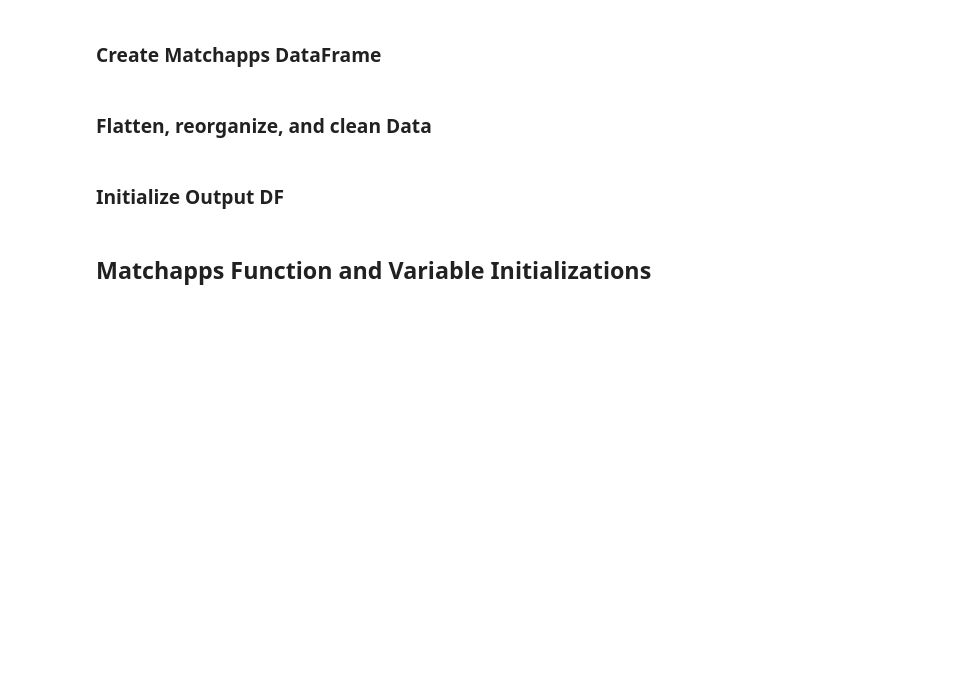
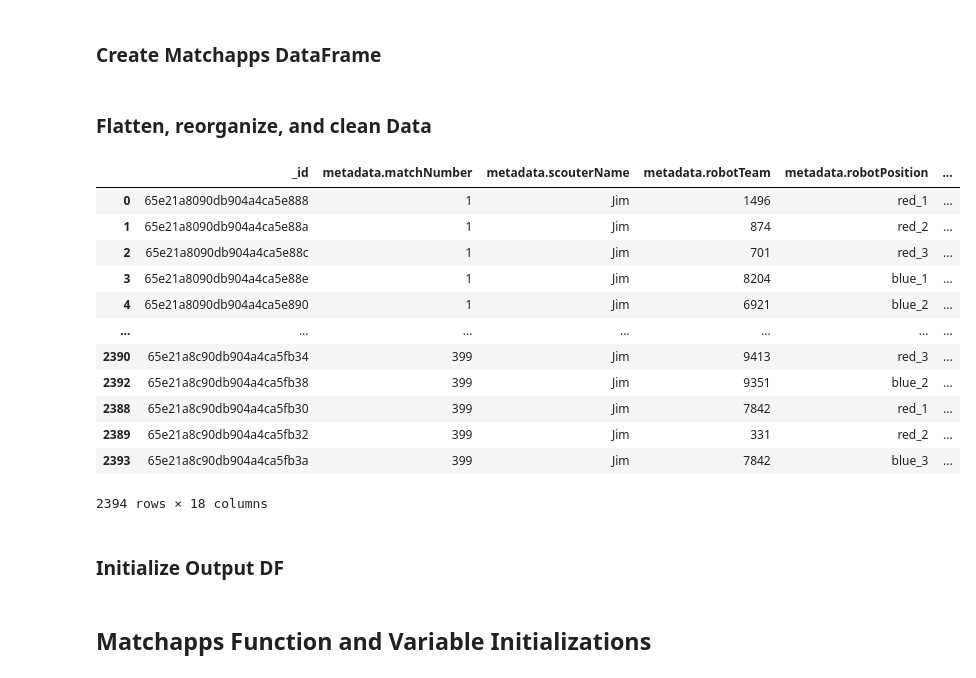
Before and after one commit to 4201VitruvianBots/scouting-app-2024, a Jupyter notebook: data-analysis/dataAnalysis.ipynb, the cells around one changed output. Cells and saved outputs as stored; diff of their text form; code cells hidden in the pictures; blank space fills up the shorter version.

```diff
--- a/data-analysis/dataAnalysis.ipynb
+++ b/data-analysis/dataAnalysis.ipynb
@@ -46,35 +18,50 @@ match_range
 ### Create Matchapps DataFrame
 # %%
 matchapps_collection = db["matchapps"]
-matchapps_df = pd.matchapps_collection.find()
+matchapps_df = matchapps_collection.find()
 # %% [markdown]
 ### Flatten, reorganize, and clean Data
 # %%
 matchapps_df = pd.json_normalize(matchapps_df)
 
 matchapps_column_order = [
     "_id",
     "metadata.matchNumber",
     "metadata.scouterName",
     "metadata.robotTeam",
     "metadata.robotPosition",
     "leftStartingZone",
     "climb",
     "trapNotes",
     "autoNotes.near",
     "autoNotes.mid",
     "autoNotes.far",
     "autoNotes.amp",
     "autoNotes.miss",
     "teleNotes.near",
     "teleNotes.mid",
     "teleNotes.far",
     "teleNotes.amp",
     "teleNotes.miss"
 ]
 
 matchapps_df = matchapps_df[matchapps_column_order]
 matchapps_df.sort_values("metadata.matchNumber", inplace=True)
+matchapps_df
+# %% [output]
+|  | _id | metadata.matchNumber | metadata.scouterName | metadata.robotTeam | metadata.robotPosition | ... |
+| 0 | 65e21a8090db904a4ca5e888 | 1 | Jim | 1496 | red_1 | ... |
+| 1 | 65e21a8090db904a4ca5e88a | 1 | Jim | 874 | red_2 | ... |
+| 2 | 65e21a8090db904a4ca5e88c | 1 | Jim | 701 | red_3 | ... |
+| 3 | 65e21a8090db904a4ca5e88e | 1 | Jim | 8204 | blue_1 | ... |
+| 4 | 65e21a8090db904a4ca5e890 | 1 | Jim | 6921 | blue_2 | ... |
+| ... | ... | ... | ... | ... | ... | ... |
+| 2390 | 65e21a8c90db904a4ca5fb34 | 399 | Jim | 9413 | red_3 | ... |
+| 2392 | 65e21a8c90db904a4ca5fb38 | 399 | Jim | 9351 | blue_2 | ... |
+| 2388 | 65e21a8c90db904a4ca5fb30 | 399 | Jim | 7842 | red_1 | ... |
+| 2389 | 65e21a8c90db904a4ca5fb32 | 399 | Jim | 331 | red_2 | ... |
+| 2393 | 65e21a8c90db904a4ca5fb3a | 399 | Jim | 7842 | blue_3 | ... |
+2394 rows × 18 columns
 # %% [markdown]
 ### Initialize Output DF
 # %%
```
Also changed, not shown: parts of 14 cells of this notebook.
